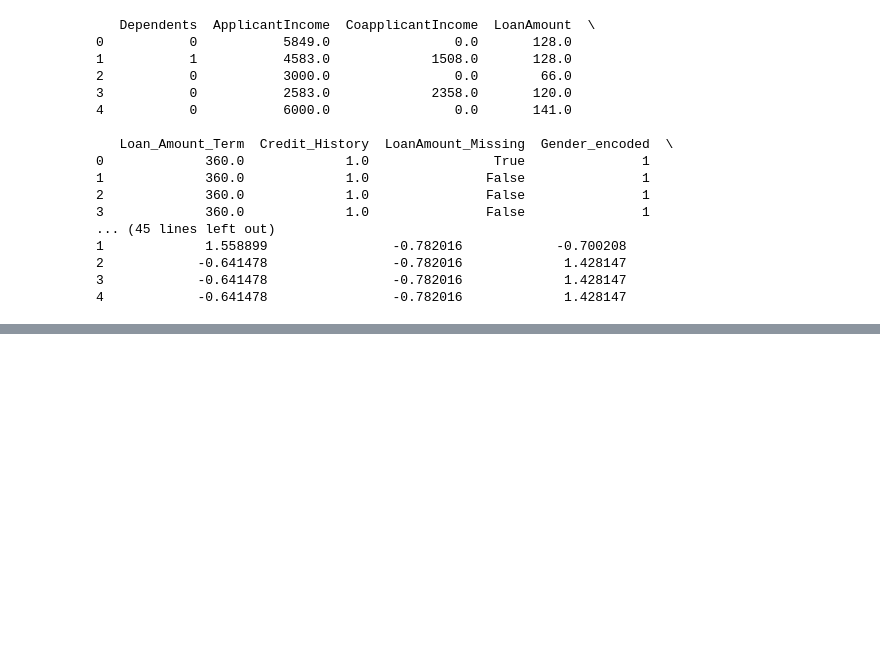
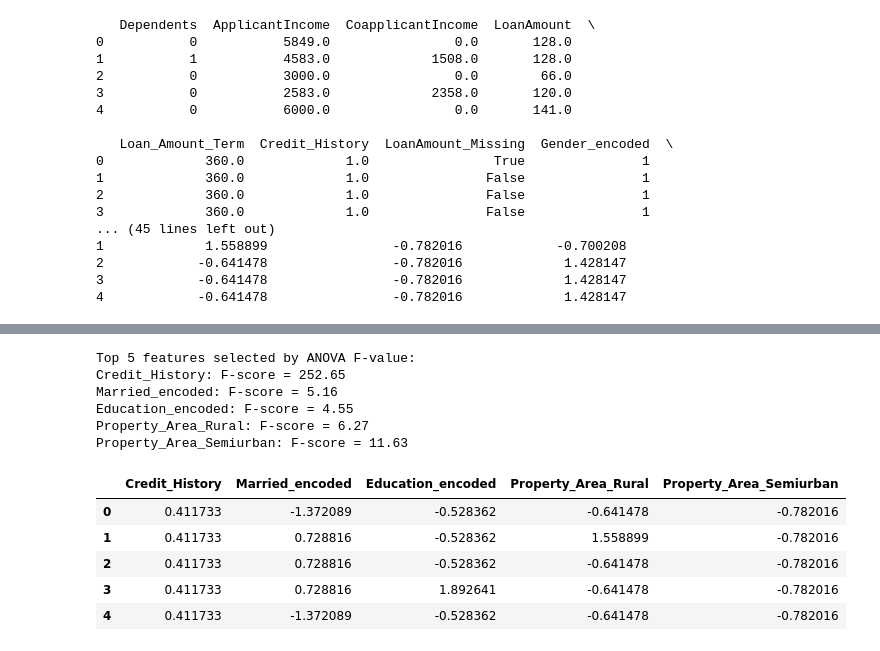
Before and after one commit to murad-02/Loan-Approval-Prediction, a Jupyter notebook: NotebookFile/LoanApprovalPrediction.ipynb, the cells around one changed output, grey strips where cells are left out. Saved outputs shown, nothing was run; the diff lists cells and outputs as text; code cells hidden in the pictures; blank space fills up the shorter version.

```diff
--- a/NotebookFile/LoanApprovalPrediction.ipynb
+++ b/NotebookFile/LoanApprovalPrediction.ipynb
@@ -1053,0 +1124,36 @@ print(X_scaled_df.head())
+# %%
+from sklearn.feature_selection import SelectKBest, f_classif
+
+# Ensure X and y are defined as in previous cells
+# X = train_data.drop(columns=['Loan_Status', 'Loan_ID'], errors='ignore')
+# y = train_data['Loan_Status']
+
+# Apply SelectKBest with ANOVA F-value
+selector = SelectKBest(score_func=f_classif, k=5)
+selector.fit(X_scaled_df, y)
+
+# Get the top 5 feature indices and names
+top_indices = selector.get_support(indices=True)
+top_features = X_scaled_df.columns[top_indices]
+top_scores = selector.scores_[top_indices]
+
+print("Top 5 features selected by ANOVA F-value:")
+for feature, score in zip(top_features, top_scores):
+    print(f"{feature}: F-score = {score:.2f}")
+
+# Optionally, create a new DataFrame with only these features for training
+X_selected = X_scaled_df[top_features]
+X_selected.head()
+# %% [output]
+Top 5 features selected by ANOVA F-value:
+Credit_History: F-score = 252.65
+Married_encoded: F-score = 5.16
+Education_encoded: F-score = 4.55
+Property_Area_Rural: F-score = 6.27
+Property_Area_Semiurban: F-score = 11.63
+|  | Credit_History | Married_encoded | Education_encoded | Property_Area_Rural | Property_Area_Semiurban |
+| 0 | 0.411733 | -1.372089 | -0.528362 | -0.641478 | -0.782016 |
+| 1 | 0.411733 | 0.728816 | -0.528362 | 1.558899 | -0.782016 |
+| 2 | 0.411733 | 0.728816 | -0.528362 | -0.641478 | -0.782016 |
+| 3 | 0.411733 | 0.728816 | 1.892641 | -0.641478 | -0.782016 |
+| 4 | 0.411733 | -1.372089 | -0.528362 | -0.641478 | -0.782016 |
```
Also changed, not shown: parts of 6 cells of this notebook.
